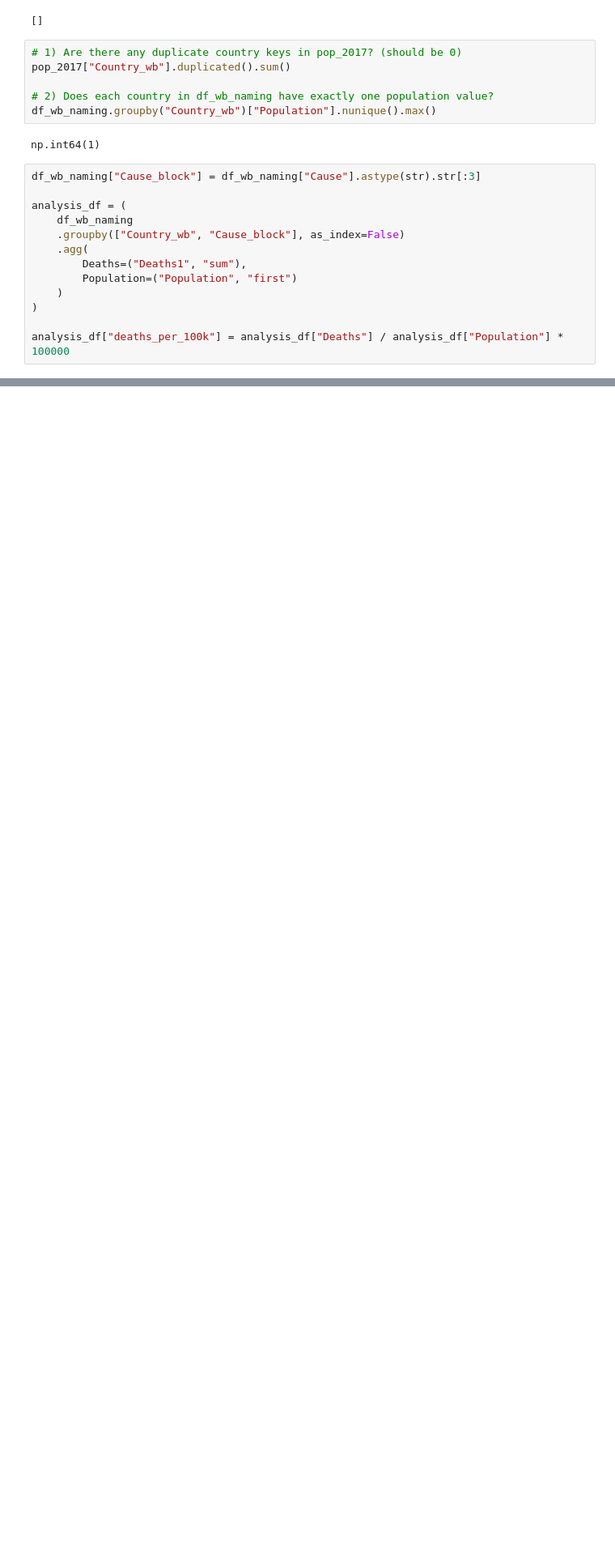
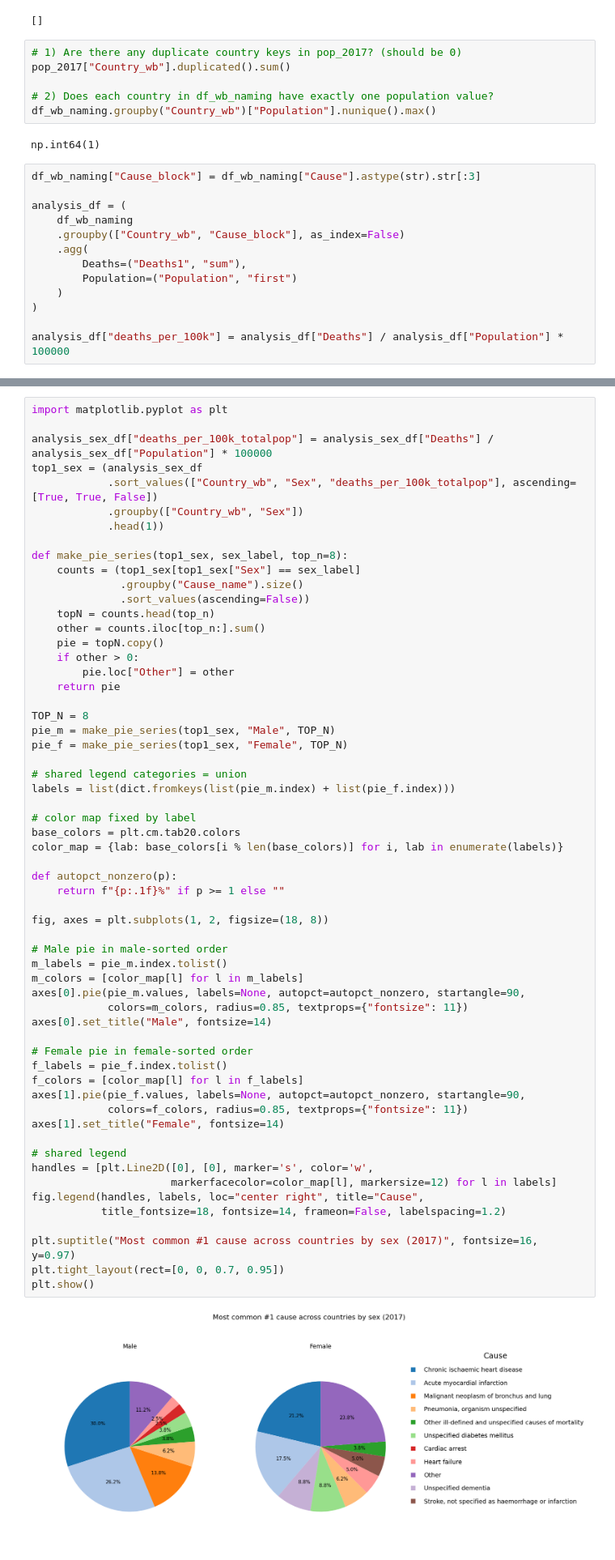
Before and after one commit to ihringerlinus/WHO_Mortality_Database, a Jupyter notebook: TheseKristian.ipynb, the cells around one changed output, grey strips where cells are left out. Shown at 81% size. Cells and saved outputs as stored; diff of their text form; blank space fills up the shorter version.

```diff
--- a/TheseKristian.ipynb
+++ b/TheseKristian.ipynb
@@ -663,0 +712,61 @@ pie_series.to_frame("num_countries")
+# %%
+import matplotlib.pyplot as plt
+
+analysis_sex_df["deaths_per_100k_totalpop"] = analysis_sex_df["Deaths"] / analysis_sex_df["Population"] * 100000
+top1_sex = (analysis_sex_df
+            .sort_values(["Country_wb", "Sex", "deaths_per_100k_totalpop"], ascending=[True, True, False])
+            .groupby(["Country_wb", "Sex"])
+            .head(1))
+
+def make_pie_series(top1_sex, sex_label, top_n=8):
+    counts = (top1_sex[top1_sex["Sex"] == sex_label]
+              .groupby("Cause_name").size()
+              .sort_values(ascending=False))
+    topN = counts.head(top_n)
+    other = counts.iloc[top_n:].sum()
+    pie = topN.copy()
+    if other > 0:
+        pie.loc["Other"] = other
+    return pie
+
+TOP_N = 8
+pie_m = make_pie_series(top1_sex, "Male", TOP_N)
+pie_f = make_pie_series(top1_sex, "Female", TOP_N)
+
+# shared legend categories = union
+labels = list(dict.fromkeys(list(pie_m.index) + list(pie_f.index)))
+
+# color map fixed by label
+base_colors = plt.cm.tab20.colors
+color_map = {lab: base_colors[i % len(base_colors)] for i, lab in enumerate(labels)}
+
+def autopct_nonzero(p):
+    return f"{p:.1f}%" if p >= 1 else ""
+
+fig, axes = plt.subplots(1, 2, figsize=(18, 8))
+
+# Male pie in male-sorted order
+m_labels = pie_m.index.tolist()
+m_colors = [color_map[l] for l in m_labels]
+axes[0].pie(pie_m.values, labels=None, autopct=autopct_nonzero, startangle=90,
+            colors=m_colors, radius=0.85, textprops={"fontsize": 11})
+axes[0].set_title("Male", fontsize=14)
+
+# Female pie in female-sorted order
+f_labels = pie_f.index.tolist()
+f_colors = [color_map[l] for l in f_labels]
+axes[1].pie(pie_f.values, labels=None, autopct=autopct_nonzero, startangle=90,
+            colors=f_colors, radius=0.85, textprops={"fontsize": 11})
+axes[1].set_title("Female", fontsize=14)
+
+# shared legend
+handles = [plt.Line2D([0], [0], marker='s', color='w',
+                      markerfacecolor=color_map[l], markersize=12) for l in labels]
+fig.legend(handles, labels, loc="center right", title="Cause",
+           title_fontsize=18, fontsize=14, frameon=False, labelspacing=1.2)
+
+plt.suptitle("Most common #1 cause across countries by sex (2017)", fontsize=16, y=0.97)
+plt.tight_layout(rect=[0, 0, 0.7, 0.95])
+plt.show()
+# %% [output]
+[figure, added]
```
Also changed, not shown: parts of 29 cells of this notebook.
